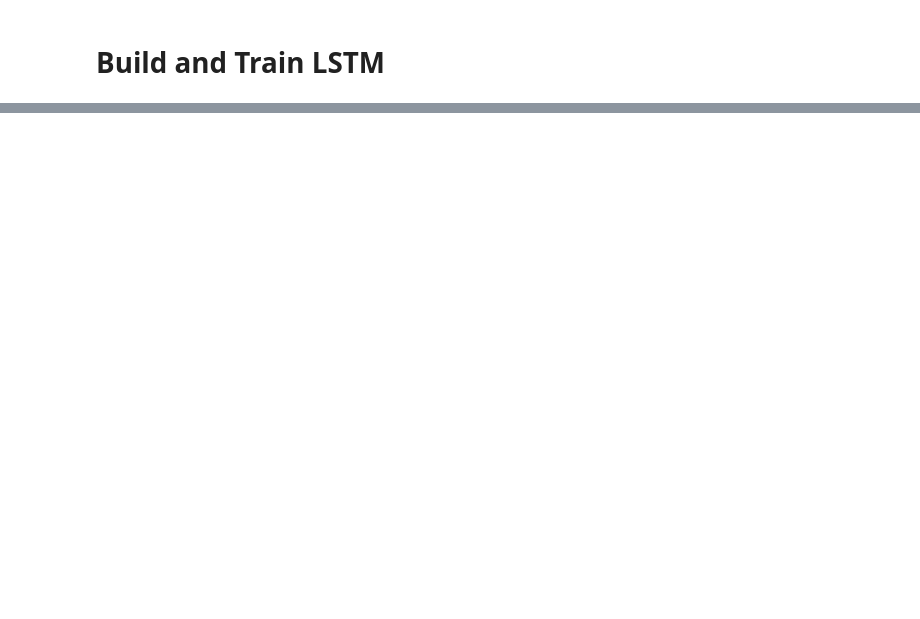
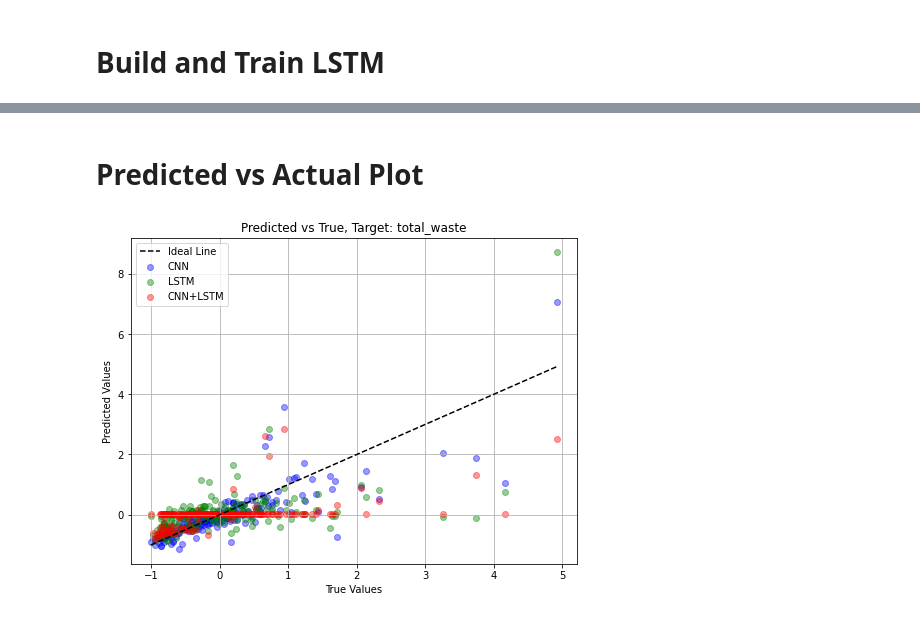
Before and after one commit to rickykkim/Drug-Design, a Jupyter notebook: DL_model.ipynb, the cells around one changed output, grey strips where cells are left out. Saved outputs shown, nothing was run; the diff lists cells and outputs as text; code cells hidden in the pictures; blank space fills up the shorter version.

```diff
--- a/DL_model.ipynb
+++ b/DL_model.ipynb
@@ -226,0 +335,28 @@ LSTM training complete (Best validation MAE: 0.6183)
+# %% [markdown]
+# Predicted vs Actual Plot
+# %%
+# Generate predictions
+y_pred_cnn = cnn_trainer.model.predict(X_v)
+y_pred_lstm = lstm_trainer.model.predict(X_v)
+y_pred_hybrid = cnn_lstm_trainer.model.predict(X_v)
+
+plt.figure(figsize=(8, 6))
+
+# Only plot first output target: total_waste
+true_vals = y_v[:, 0]
+
+plt.scatter(true_vals, y_pred_cnn[:, 0], alpha=0.4, label="CNN", color="blue")
+plt.scatter(true_vals, y_pred_lstm[:, 0], alpha=0.4, label="LSTM", color="green")
+plt.scatter(true_vals, y_pred_hybrid[:, 0], alpha=0.4, label="CNN+LSTM", color="red")
+
+lims = [true_vals.min(), true_vals.max()]
+plt.plot(lims, lims, 'k--', label="Ideal Line")
+
+plt.xlabel("True Values")
+plt.ylabel("Predicted Values")
+plt.title("Predicted vs True, Target: total_waste")
+plt.legend()
+plt.grid(True)
+plt.show()
+# %% [output]
+[figure, added]
```
Also changed, not shown: parts of 14 cells of this notebook, 6 other files.
